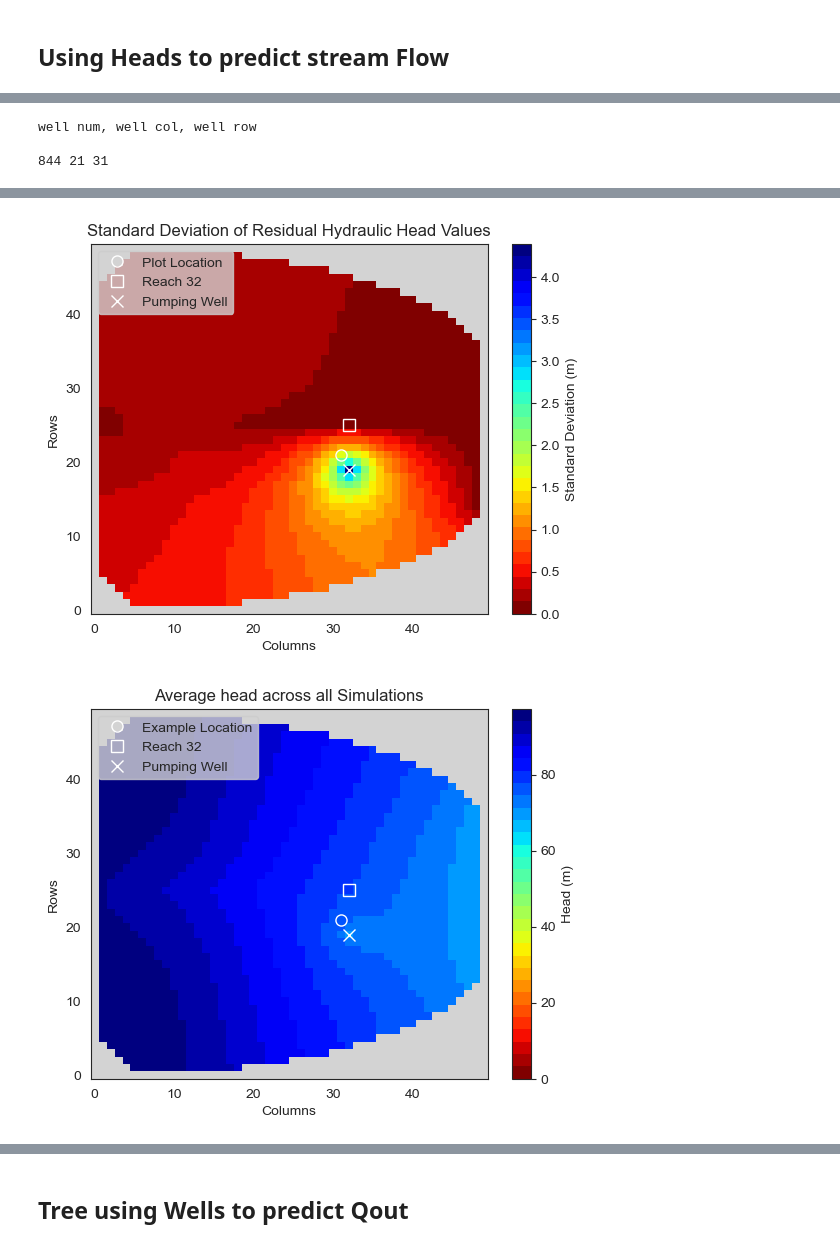
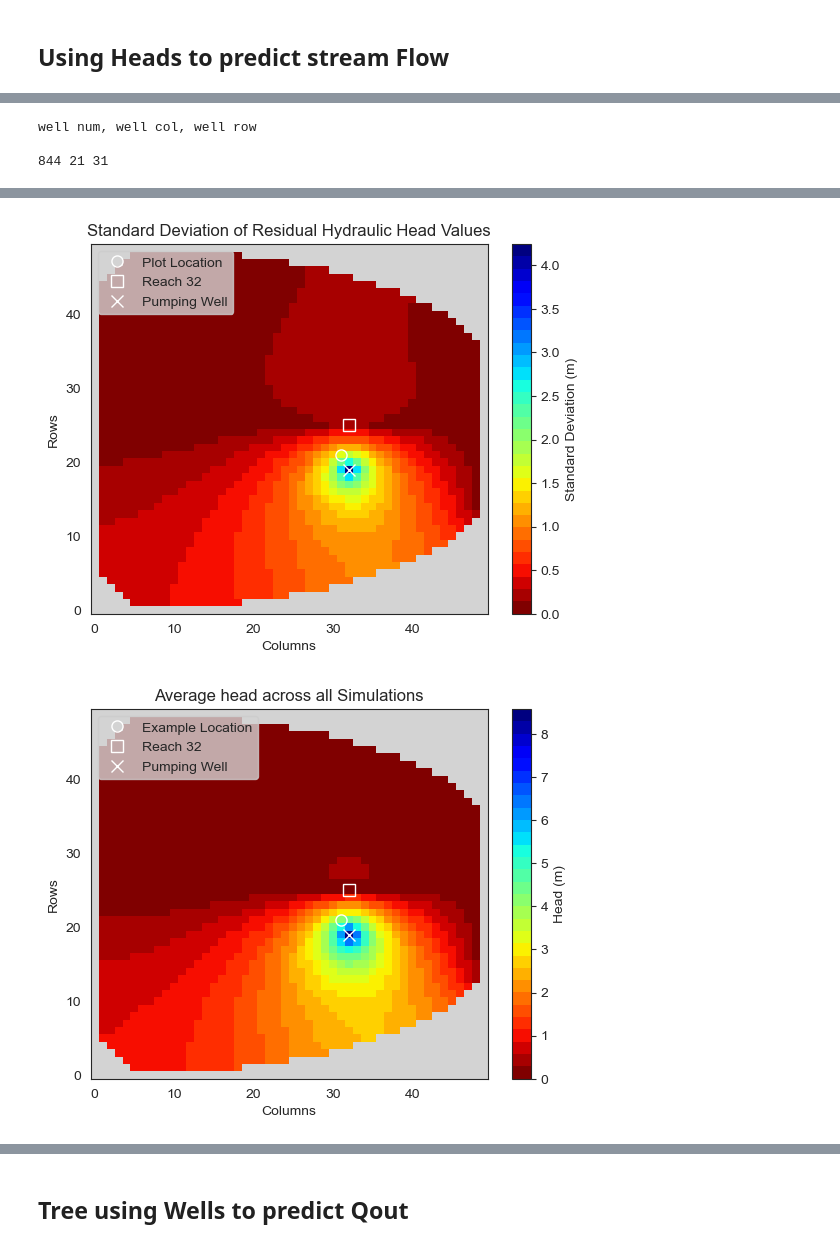
Before and after one commit to davermurray/mf-trees, a Jupyter notebook: mf-trees_SSscenario.ipynb, the cells around one changed output, grey strips where cells are left out. Cells and saved outputs as stored; diff of their text form; code cells hidden in the pictures.

```diff
--- a/mf-trees_SSscenario.ipynb
+++ b/mf-trees_SSscenario.ipynb
@@ -370,14 +373,14 @@ No_pumping_well_head_df.to_pickle('outputs/heads/WellHead_SS1000test10NoPumping.
 #Pulling out the values from the SFR file for the No Pumping runs
 NoPumpQ = np.ndarray((len(members),50))
 for j,i in enumerate(members):
-    modelname = "/ScenarioSfrWell1000Test10NoPumping_"+str(int(i))
+    modelname = "/ScenarioSfrWell1000Test9NoPumping_"+str(int(i))
     sfrout = SfrFile(modws+'\\'+modelname+'.sfr.out')
     Sfrdf = sfrout.get_dataframe()
     NoPumpQ[j] = Sfrdf.Qout[:]
 
 NoPumpingReachQ = pd.DataFrame(NoPumpQ, index = members)
 
-NoPumpingReachQ.to_pickle('outputs/SS_reachQ1000_test10NoPumping.pkl')
+NoPumpingReachQ.to_pickle('outputs/SS_reachQ1000_Test9NoPumping.pkl')
 #plt.yscale('log')
 # %%
 #Calculating the difference in heads from the wells and in the flows from with the well and without
@@ -443,12 +446,12 @@ drop_locs= np.concatenate((river_well_loc, CHBound_loc), axis = 1)
 #For testing out all the cells
 drop_locs = [[]]
 
-well_head_noRiv = well_head_df.drop(drop_locs[0], axis = 1)
-new_zone_q = ReachQdf.loc[well_head_noRiv.index]
+# well_head_noRiv = well_head_df.drop(drop_locs[0], axis = 1)
+# new_zone_q = ReachQdf.loc[well_head_noRiv.index]
 
 #Below for diff dfs
-# well_head_noRiv = diff_head_df.drop(drop_locs[0], axis = 1)
-# new_zone_q = diff_reachq_df.loc[well_head_noRiv.index]
+well_head_noRiv = diff_head_df.drop(drop_locs[0], axis = 1)
+new_zone_q = diff_reachq_df.loc[well_head_noRiv.index]
 
 well_head_noRiv.columns = well_head_noRiv.columns.astype(str)
 
@@ -473,12 +479,12 @@ print(well_head_noRiv.shape)
 from treeFuncs import wellmesh_correlation
 dist = 1
 
-corrmatrix = well_head_df.corr()
-neighbor_corr_avg, neighbor_corr_min = wellmesh_correlation(all_well_loc,well_head_df, dist)
+# corrmatrix = well_head_df.corr()
+# neighbor_corr_avg, neighbor_corr_min = wellmesh_correlation(all_well_loc,well_head_df, dist)
 
 #Below for diff_head_df
-# neighbor_corr_avg, neighbor_corr_min = wellmesh_correlation(all_well_loc,diff_head_df, dist)
-# corrmatrix = diff_head_df.corr()
+neighbor_corr_avg, neighbor_corr_min = wellmesh_correlation(all_well_loc,diff_head_df, dist)
+corrmatrix = diff_head_df.corr()
 # %%
 wn = 844
 print("well num, well col, well row \n")
@@ -518,29 +524,23 @@ wellmesh_corr = wellmesh.copy()
 minmesh = wellmesh.copy()
 
 
-from spotpy.objectivefunctions import correlationcoefficient as r
-from scipy import stats
-
-#new_zone_q = ReachQdf.loc[well_head_noRiv.index]
-#new_zone_q = ReachQdf.loc[diff_head_df.index]
-
 #Reach number for feature to target correlation
-rn = 32
+rn = 25
 
 #well_head_df[1060].plot()
 #print(int(all_well_loc[wn, 0]),int(all_well_loc[wn, 1]))
 for i in range(all_well_loc.shape[0]):
 
-    wellmesh[int(all_well_loc[i, 1]),int(all_well_loc[i, 0])] = well_head_df[i].std()
-    rho, p = stats.spearmanr(new_zone_q[rn],well_head_df[i])
-    mesh_feat_to_target[int(all_well_loc[i, 1]),int(all_well_loc[i, 0])] = r(new_zone_q[rn],well_head_df[i])
-    wellmesh2[int(all_well_loc[i, 1]),int(all_well_loc[i, 0])] = well_head_df[i].mean() #- ztop[int(all_well_loc[i, 0]),int(all_well_loc[i, 1])]
+#     wellmesh[int(all_well_loc[i, 1]),int(all_well_loc[i, 0])] = well_head_df[i].std()
+#     rho, p = stats.spearmanr(new_zone_q[rn],well_head_df[i])
+#     mesh_feat_to_target[int(all_well_loc[i, 1]),int(all_well_loc[i, 0])] = r(new_zone_q[rn],well_head_df[i])
+#     wellmesh2[int(all_well_loc[i, 1]),int(all_well_loc[i, 0])] = well_head_df[i].mean() #- ztop[int(all_well_loc[i, 0]),int(all_well_loc[i, 1])]
 
    # Diff Heads
-#     rho, p = stats.spearmanr(new_zone_q[rn],diff_head_df[i])
-#     wellmesh2[int(all_well_loc[i, 1]),int(all_well_loc[i, 0])] = diff_head_df[i].mean()
-#     wellmesh[int(all_well_loc[i, 1]),int(all_well_loc[i, 0])] = diff_head_df[i].std()
-#     mesh_feat_to_target[int(all_well_loc[i, 1]),int(all_well_loc[i, 0])] = r(new_zone_q[rn],diff_head_df[i])
+    rho, p = stats.spearmanr(new_zone_q[rn],diff_head_df[i])
+    wellmesh2[int(all_well_loc[i, 1]),int(all_well_loc[i, 0])] = diff_head_df[i].mean()
+    wellmesh[int(all_well_loc[i, 1]),int(all_well_loc[i, 0])] = diff_head_df[i].std()
+    mesh_feat_to_target[int(all_well_loc[i, 1]),int(all_well_loc[i, 0])] = r(new_zone_q[rn],diff_head_df[i])
 
     wellmesh_corr[int(all_well_loc[i, 1]),int(all_well_loc[i, 0])] = corrmatrix[i].mean()
     minmesh[int(all_well_loc[i, 1]),int(all_well_loc[i, 0])] = corrmatrix[i].min()
@@ -565,7 +565,10 @@ plt.plot(32,19, marker="x", markersize=8, color="w", mfc='none', linestyle = "No
 plt.legend(facecolor='lightgray', loc='upper left')
 plt.xlabel('Columns')
 plt.ylabel('Rows')
+
 plt.title('Standard Deviation of Residual Hydraulic Head Values')
+#plt.title('Standard Deviation of Hydraulic Head Values')
+
 plt.show()
 
 
@@ -629,7 +632,9 @@ plt.plot(rn,25, marker="s", markersize=8, color="w", mfc='none', linestyle = "No
 plt.legend(facecolor='lightgray', loc='upper left')
 plt.xlabel('Columns')
 plt.ylabel('Rows')
+
 plt.title('Correlations of Residual Location Head Values \n with the Residual Discharge at Prediction Reach')
+#plt.title('Correlations of Location Head Values \n with Discharge at Prediction Reach')
 plt.show()
 
 # plt.pcolormesh(KK,GG,p_value_feat_to_target,cmap = cmap2, shading='nearest')
@@ -649,2 +654,2 @@ well num, well col, well row
-[figure, old version]
+[figure, new version]
-[figure, old version]
+[figure, new version]
```
Also changed, not shown: parts of 34 cells of this notebook, 6 other files.
